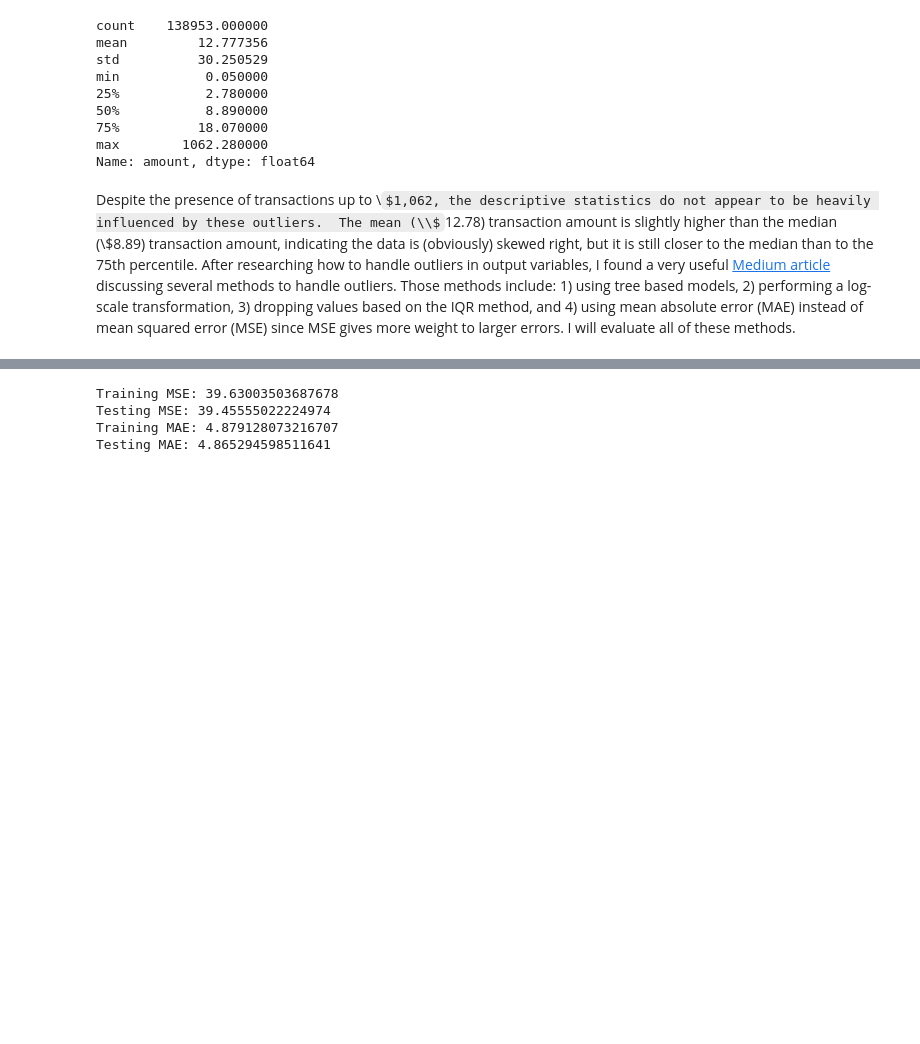
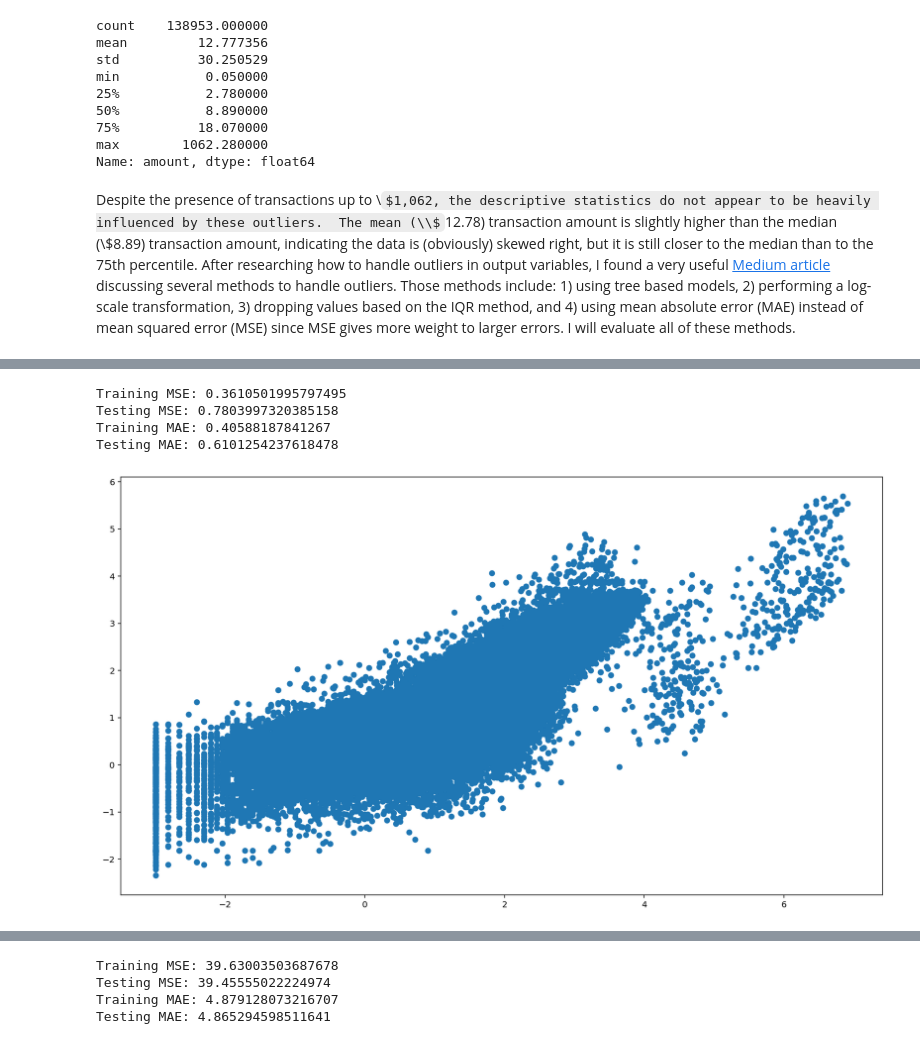
Before and after one commit to blowe615/starbucks_offers, a Jupyter notebook: starbucks_offers.ipynb, the cells around one changed output, grey strips where cells are left out. Drawn from its saved outputs; the diff is of its cells as text; code cells hidden in the pictures; some formulas as TeX source; blank space fills up the shorter version.

```diff
--- a/starbucks_offers.ipynb
+++ b/starbucks_offers.ipynb
@@ -1065,0 +1084,9 @@ Despite the presence of transactions up to \\$1,062, the descriptive statistics
+# %%
+# test a random forest regression model on log-transformed output with 100 estimators
+plot_pred_actual(RandomForestRegressor(n_estimators=100),X_train, X_test, np.log(y_train), np.log(y_test))
+# %% [output]
+Training MSE: 0.3610501995797495
+Testing MSE: 0.7803997320385158
+Training MAE: 0.40588187841267
+Testing MAE: 0.6101254237618478
+[figure, added]
```
Also changed, not shown: parts of 21 cells of this notebook.
